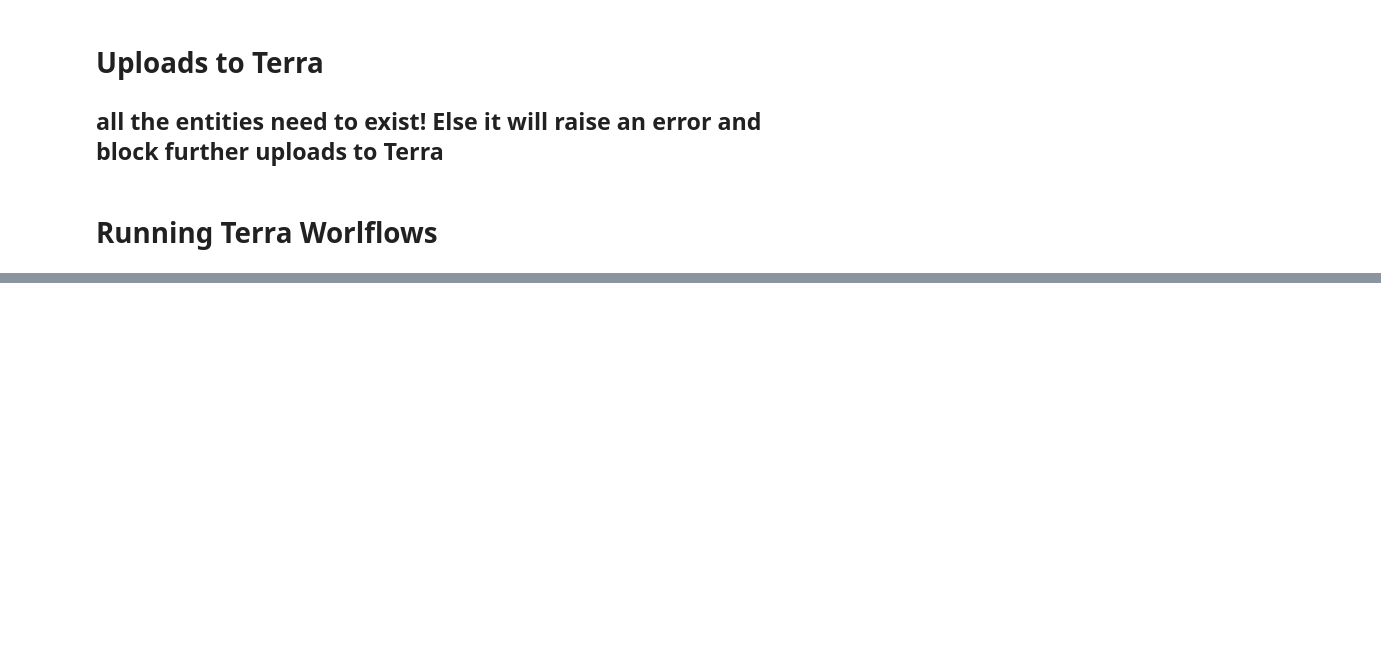
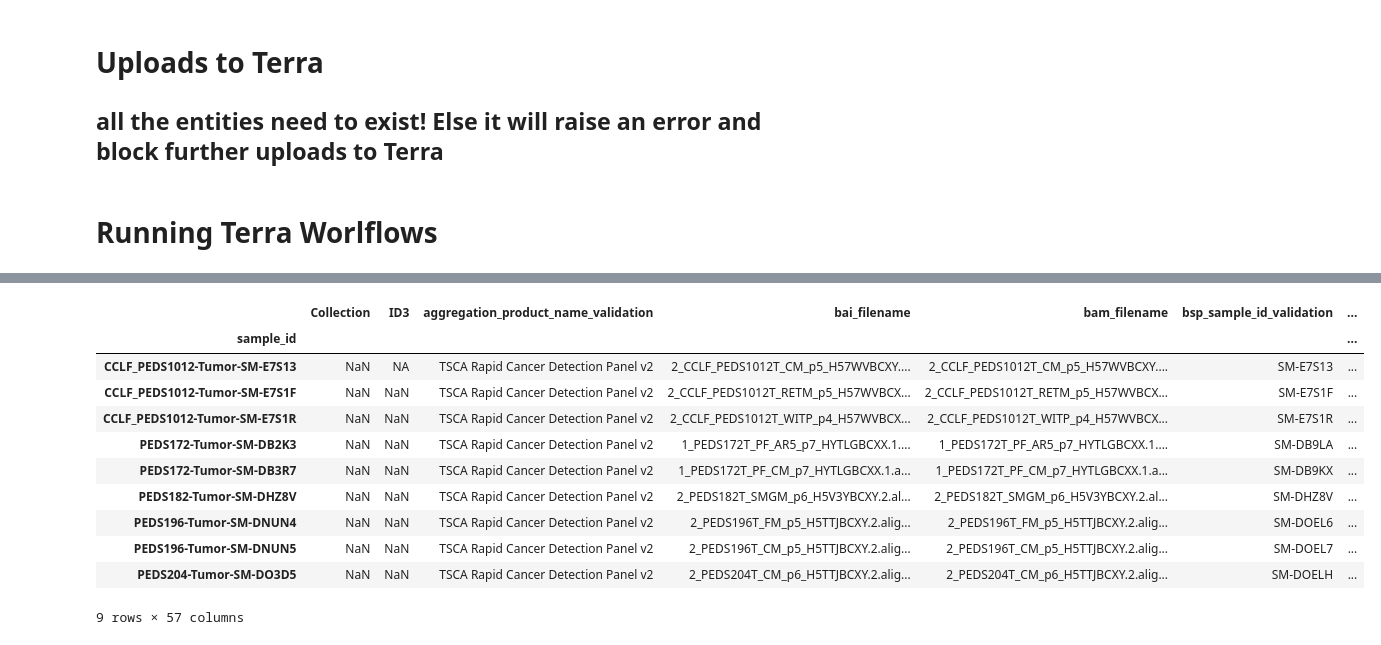
Before and after one commit to broadinstitute/CCLF_TWIST, a Jupyter notebook: pipeline.ipynb, the cells around one changed output, grey strips where cells are left out. Saved outputs shown, nothing was run; the diff lists cells and outputs as text; code cells hidden in the pictures; blank space fills up the shorter version.

```diff
--- a/pipeline.ipynb
+++ b/pipeline.ipynb
@@ -286,0 +436,21 @@ print('Done')
+# %%
+workspace = "CCLF_TSCA_2_0_2"
+namespace = "nci-mimoun-bi-org"
+wm = dm.WorkspaceManager(namespace,workspace)
+pathto_cnvpng='segmented_copy_ratio_img'
+pathto_stats='sample_statistics'
+is_from_pairs=True
+pathto_snv='filtered_variants'
+pathto_seg='cnv_calls'
+datadir='gs://cclf_results/targeted/kim_sept/'
+#specificlist= pd.read_csv("")[""].tolist()
+#specificlist= wm.get_sample_sets(), ...
+specificlist=['CCLF_PEDS1012-Tumor-SM-E7S13',
+'CCLF_PEDS1012-Tumor-SM-E7S1F',
+'CCLF_PEDS1012-Tumor-SM-E7S1R',
+'PEDS172-Tumor-SM-DB2K3',
+'PEDS172-Tumor-SM-DB3R7',
+'PEDS182-Tumor-SM-DHZ8V',
+'PEDS196-Tumor-SM-DNUN4',
+'PEDS196-Tumor-SM-DNUN5',
+'PEDS204-Tumor-SM-DO3D5']
@@ -286,0 +479,20 @@ print('Done')
+# %%
+samples = wm.get_samples()
+samples = samples[samples.index.isin(specificlist)]
+if is_from_pairs:
+    pairs = wm.get_pairs()
+    pairs = pairs[pairs['case_sample'].isin(specificlist)]
+samples
+# %% [output]
+|  | Collection | ID3 | aggregation_product_name_validation | bai_filename | bam_filename | bsp_sample_id_validation | ... |
+| sample_id |  |  |  |  |  |  | ... |
+| CCLF_PEDS1012-Tumor-SM-E7S13 | NaN | NA | TSCA Rapid Cancer Detection Panel v2 | 2_CCLF_PEDS1012T_CM_p5_H57WVBCXY.... | 2_CCLF_PEDS1012T_CM_p5_H57WVBCXY.... | SM-E7S13 | ... |
+| CCLF_PEDS1012-Tumor-SM-E7S1F | NaN | NaN | TSCA Rapid Cancer Detection Panel v2 | 2_CCLF_PEDS1012T_RETM_p5_H57WVBCX... | 2_CCLF_PEDS1012T_RETM_p5_H57WVBCX... | SM-E7S1F | ... |
+| CCLF_PEDS1012-Tumor-SM-E7S1R | NaN | NaN | TSCA Rapid Cancer Detection Panel v2 | 2_CCLF_PEDS1012T_WITP_p4_H57WVBCX... | 2_CCLF_PEDS1012T_WITP_p4_H57WVBCX... | SM-E7S1R | ... |
+| PEDS172-Tumor-SM-DB2K3 | NaN | NaN | TSCA Rapid Cancer Detection Panel v2 | 1_PEDS172T_PF_AR5_p7_HYTLGBCXX.1.... | 1_PEDS172T_PF_AR5_p7_HYTLGBCXX.1.... | SM-DB9LA | ... |
+| PEDS172-Tumor-SM-DB3R7 | NaN | NaN | TSCA Rapid Cancer Detection Panel v2 | 1_PEDS172T_PF_CM_p7_HYTLGBCXX.1.a... | 1_PEDS172T_PF_CM_p7_HYTLGBCXX.1.a... | SM-DB9KX | ... |
+| PEDS182-Tumor-SM-DHZ8V | NaN | NaN | TSCA Rapid Cancer Detection Panel v2 | 2_PEDS182T_SMGM_p6_H5V3YBCXY.2.al... | 2_PEDS182T_SMGM_p6_H5V3YBCXY.2.al... | SM-DHZ8V | ... |
+| PEDS196-Tumor-SM-DNUN4 | NaN | NaN | TSCA Rapid Cancer Detection Panel v2 | 2_PEDS196T_FM_p5_H5TTJBCXY.2.alig... | 2_PEDS196T_FM_p5_H5TTJBCXY.2.alig... | SM-DOEL6 | ... |
+| PEDS196-Tumor-SM-DNUN5 | NaN | NaN | TSCA Rapid Cancer Detection Panel v2 | 2_PEDS196T_CM_p5_H5TTJBCXY.2.alig... | 2_PEDS196T_CM_p5_H5TTJBCXY.2.alig... | SM-DOEL7 | ... |
+| PEDS204-Tumor-SM-DO3D5 | NaN | NaN | TSCA Rapid Cancer Detection Panel v2 | 2_PEDS204T_CM_p6_H5TTJBCXY.2.alig... | 2_PEDS204T_CM_p6_H5TTJBCXY.2.alig... | SM-DOELH | ... |
+9 rows × 57 columns
```
Also changed, not shown: parts of 26 cells of this notebook, 2 other files.
